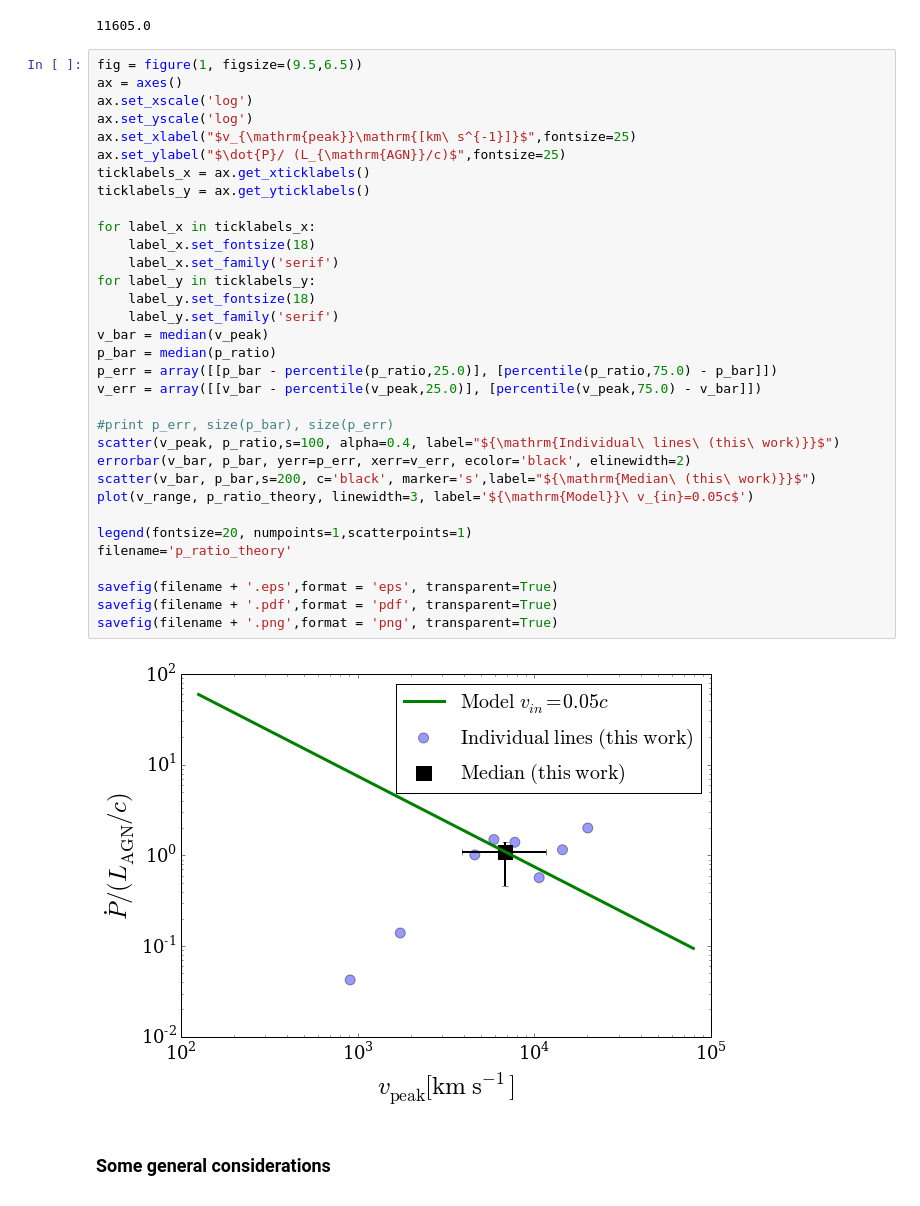
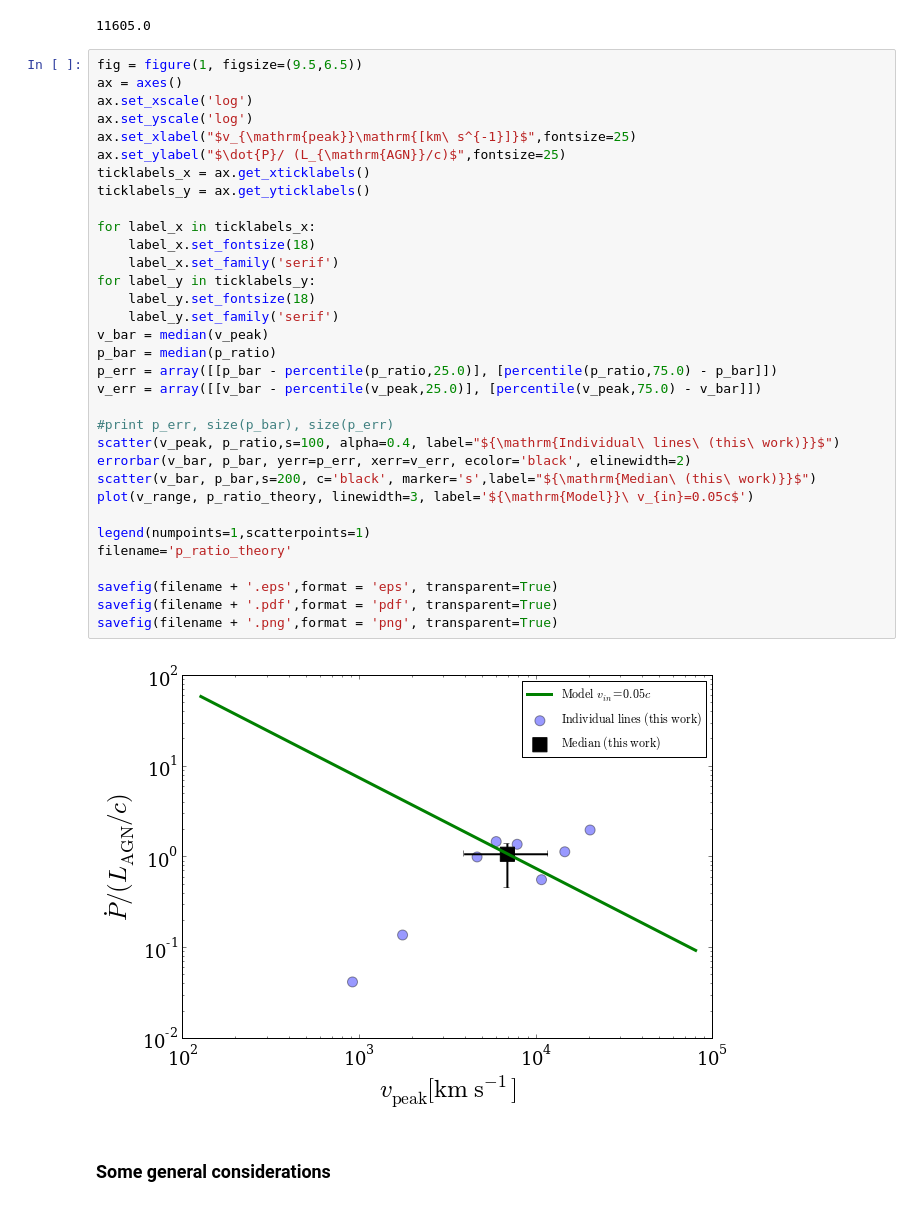
Before and after one commit to forero/AGN_Feedback, a Jupyter notebook: code/basic.ipynb, the cells around one changed output. Drawn from its saved outputs; the diff is of its cells as text.

```diff
--- a/code/basic.ipynb
+++ b/code/basic.ipynb
@@ -82,35 +82,35 @@ ax = axes()
 ax.set_xscale('log')
 ax.set_yscale('log')
 ax.set_xlabel("$v_{\mathrm{peak}}\mathrm{[km\ s^{-1}]}$",fontsize=25)
 ax.set_ylabel("$\dot{P}/ (L_{\mathrm{AGN}}/c)$",fontsize=25)
 ticklabels_x = ax.get_xticklabels()
 ticklabels_y = ax.get_yticklabels()
 
 for label_x in ticklabels_x:
     label_x.set_fontsize(18)
     label_x.set_family('serif')
 for label_y in ticklabels_y:
     label_y.set_fontsize(18)
     label_y.set_family('serif')
 v_bar = median(v_peak)
 p_bar = median(p_ratio)
 p_err = array([[p_bar - percentile(p_ratio,25.0)], [percentile(p_ratio,75.0) - p_bar]])
 v_err = array([[v_bar - percentile(v_peak,25.0)], [percentile(v_peak,75.0) - v_bar]])
 
 #print p_err, size(p_bar), size(p_err)
 scatter(v_peak, p_ratio,s=100, alpha=0.4, label="${\mathrm{Individual\ lines\ (this\ work)}}$")
 errorbar(v_bar, p_bar, yerr=p_err, xerr=v_err, ecolor='black', elinewidth=2)
 scatter(v_bar, p_bar,s=200, c='black', marker='s',label="${\mathrm{Median\ (this\ work)}}$")
 plot(v_range, p_ratio_theory, linewidth=3, label='${\mathrm{Model}}\ v_{in}=0.05c$')
 
-legend(fontsize=20, numpoints=1,scatterpoints=1)
+legend(numpoints=1,scatterpoints=1)
 filename='p_ratio_theory'
 
 savefig(filename + '.eps',format = 'eps', transparent=True)
 savefig(filename + '.pdf',format = 'pdf', transparent=True)
 savefig(filename + '.png',format = 'png', transparent=True)
 # %% [output]
-[figure, old version]
+[figure, new version]
 # %% [markdown]
 ### Some general considerations
 # %% [markdown]
```
Also changed, not shown: parts of 3 cells of this notebook, 2 other files.
